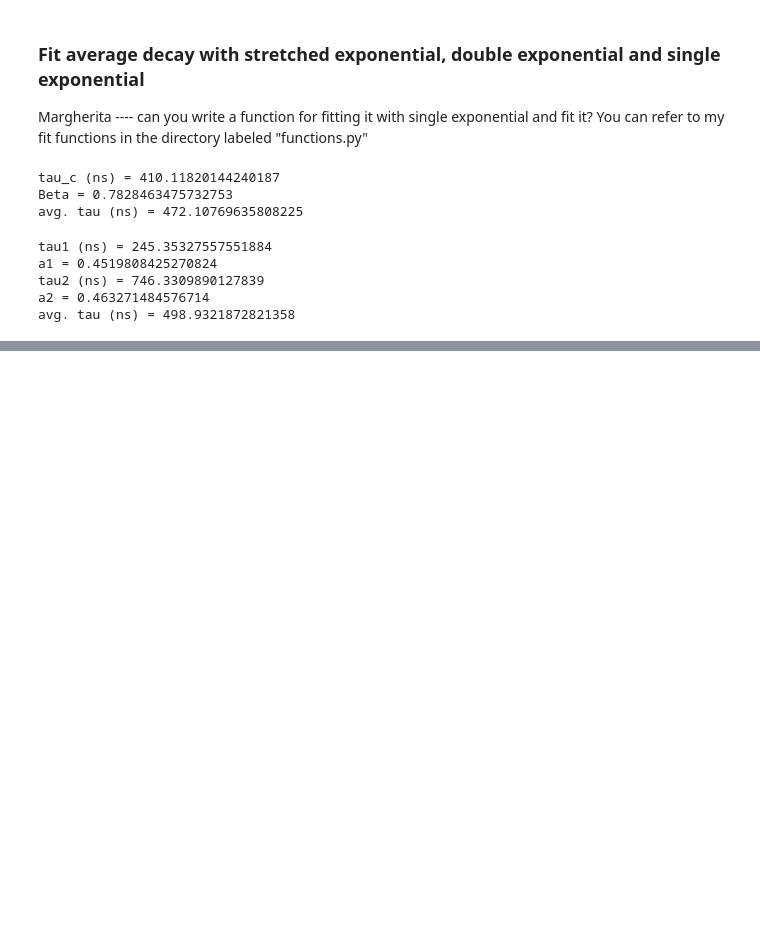
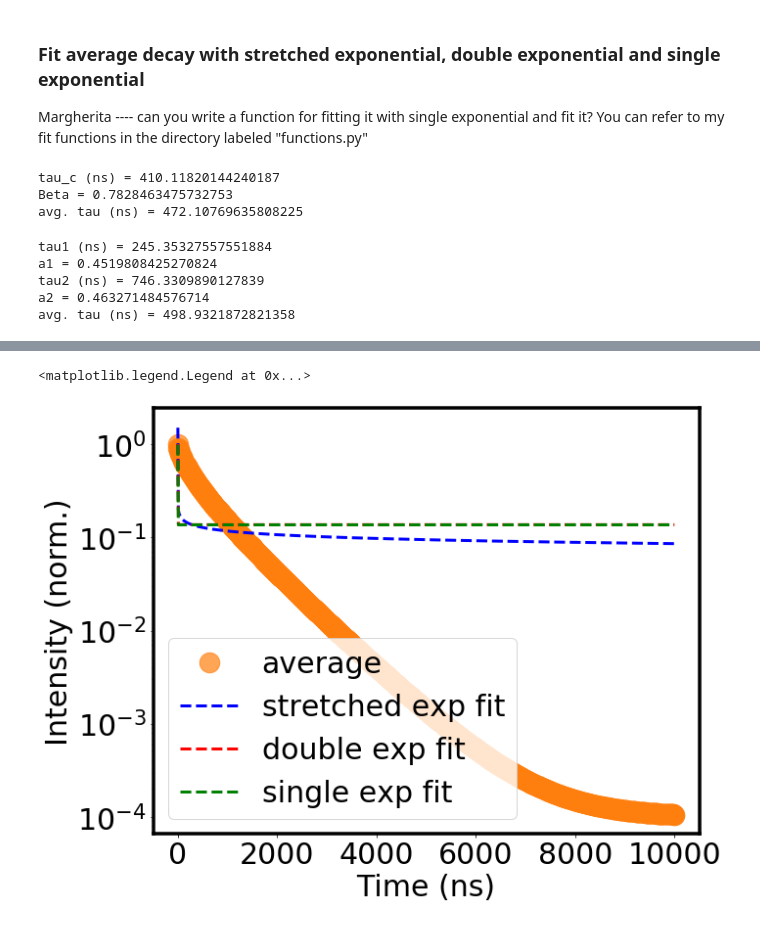
Before and after one commit to mtaddei94/TimeResolvedPL, a Jupyter notebook: TRPL_sim.ipynb, the cells around one changed output, grey strips where cells are left out. Saved outputs shown, nothing was run; the diff lists cells and outputs as text; code cells hidden in the pictures; blank space fills up the shorter version.

```diff
--- a/TRPL_sim.ipynb
+++ b/TRPL_sim.ipynb
@@ -102,0 +189,14 @@ plt.legend()
+# %%
+# plot
+plt.figure(figsize=(10,8))
+plt.plot(t_far, I_average/np.max(I_average),'C1o', alpha=0.7,label="average")
+plt.plot(t_far, far_stretched_exp[4], 'b--', lw = 3, label="stretched exp fit")
+plt.plot(t_far, far_double_exp[5], 'r--', lw = 3, label="double exp fit")
+plt.plot(t_far, far_single_exp[3], 'g--', lw = 3, label="single exp fit")
+plt.yscale('log')
+plt.xlabel("Time (ns)", fontsize=30)
+plt.ylabel("Intensity (norm.)", fontsize=30)
+plt.legend()
+# %% [output]
+<matplotlib.legend.Legend at 0x...>
+[figure, added]
```
Also changed, not shown: parts of 13 cells of this notebook.
